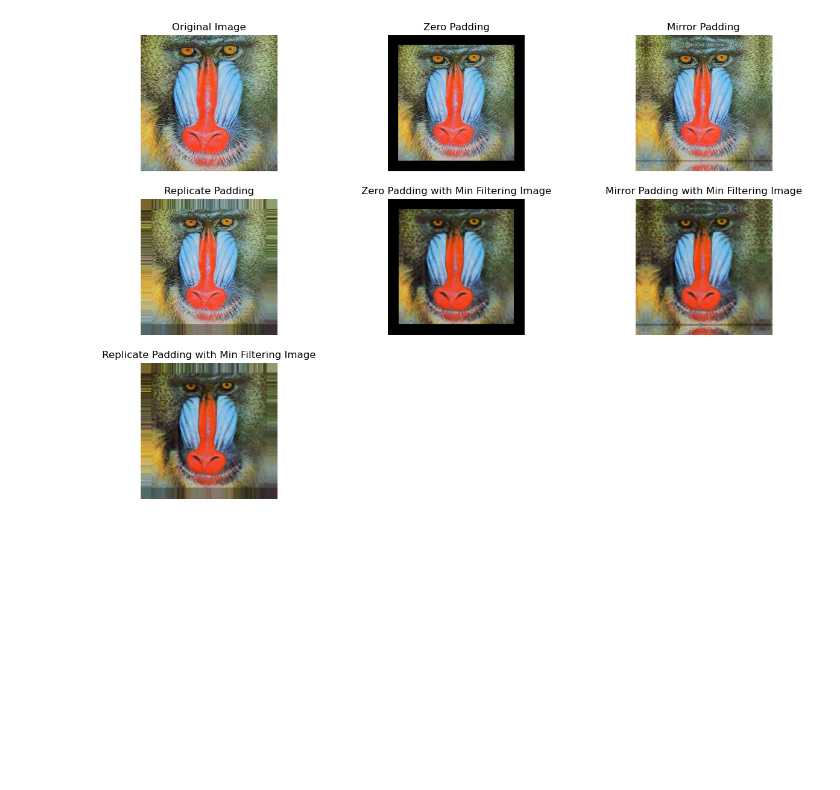
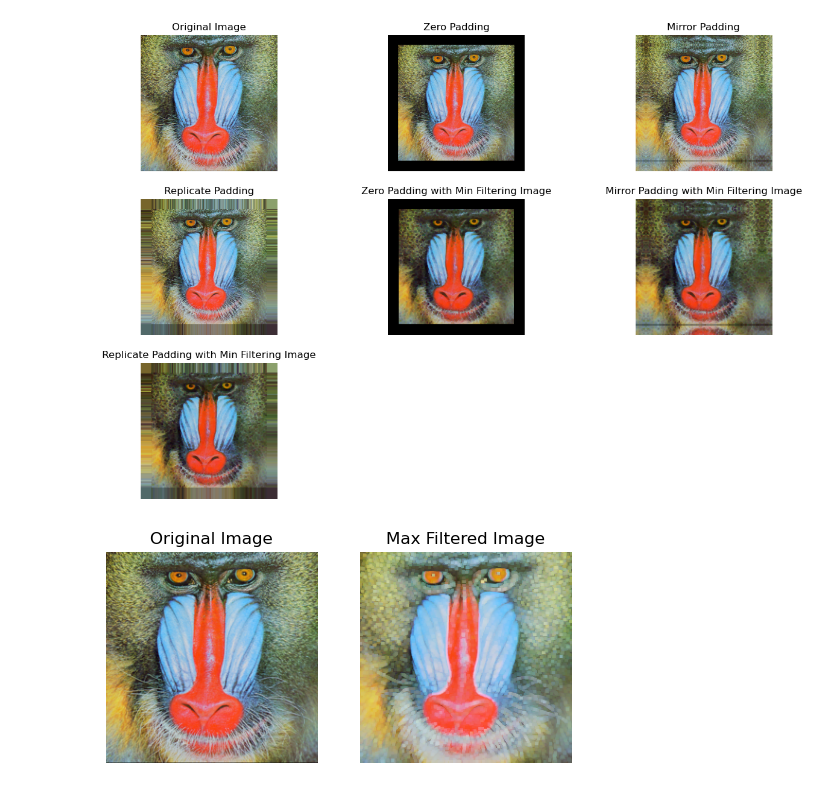
Before and after one commit to pashupatinathvidyarthi/Digital-Image-Processing, a Jupyter notebook: DIP_EXP05.ipynb, the cells around one changed output. Cells and saved outputs as stored; diff of their text form; code cells hidden in the pictures; blank space fills up the shorter version.

```diff
--- a/DIP_EXP05.ipynb
+++ b/DIP_EXP05.ipynb
@@ -102,3 +102,32 @@ plt.title("Replicate Padding with Min Filtering Image")
 # %% [output]
 Text(0.5, 1.0, 'Replicate Padding with Min Filtering Image')
 [figure]
+# %%
+## Max Filtering
+### Import Important libraries
+from PIL import Image, ImageFilter
+import matplotlib.pyplot as plt
+
+##Read image using Pillow Library
+img1=Image.open("baboon.png")
+
+## Resize image to 224x224
+img1=img1.resize((224,224))
+
+##Apply min filtering
+new_image1=img1.filter(ImageFilter.MaxFilter(size=3))
+
+## Plot original image and min filtering image
+fig=plt.figure(figsize=(6,4))
+fig.add_subplot(1,2,1)
+plt.imshow(img1)
+plt.axis("off")
+plt.title("Original Image")
+
+fig.add_subplot(1,2,2)
+plt.imshow(new_image1)
+plt.axis("off")
+plt.title("Max Filtered Image")
+plt.show()
+# %% [output]
+[figure, added]
```
